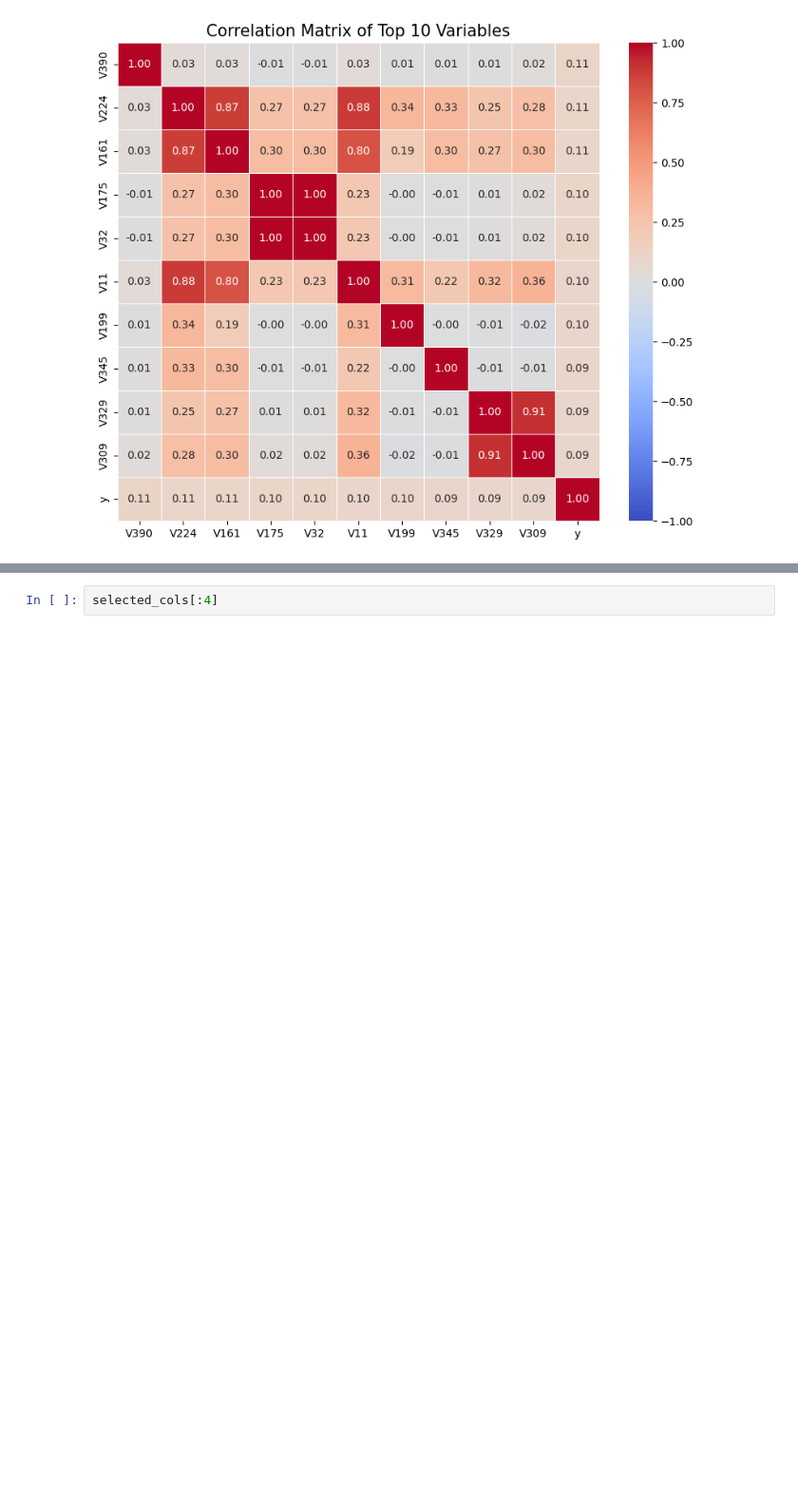
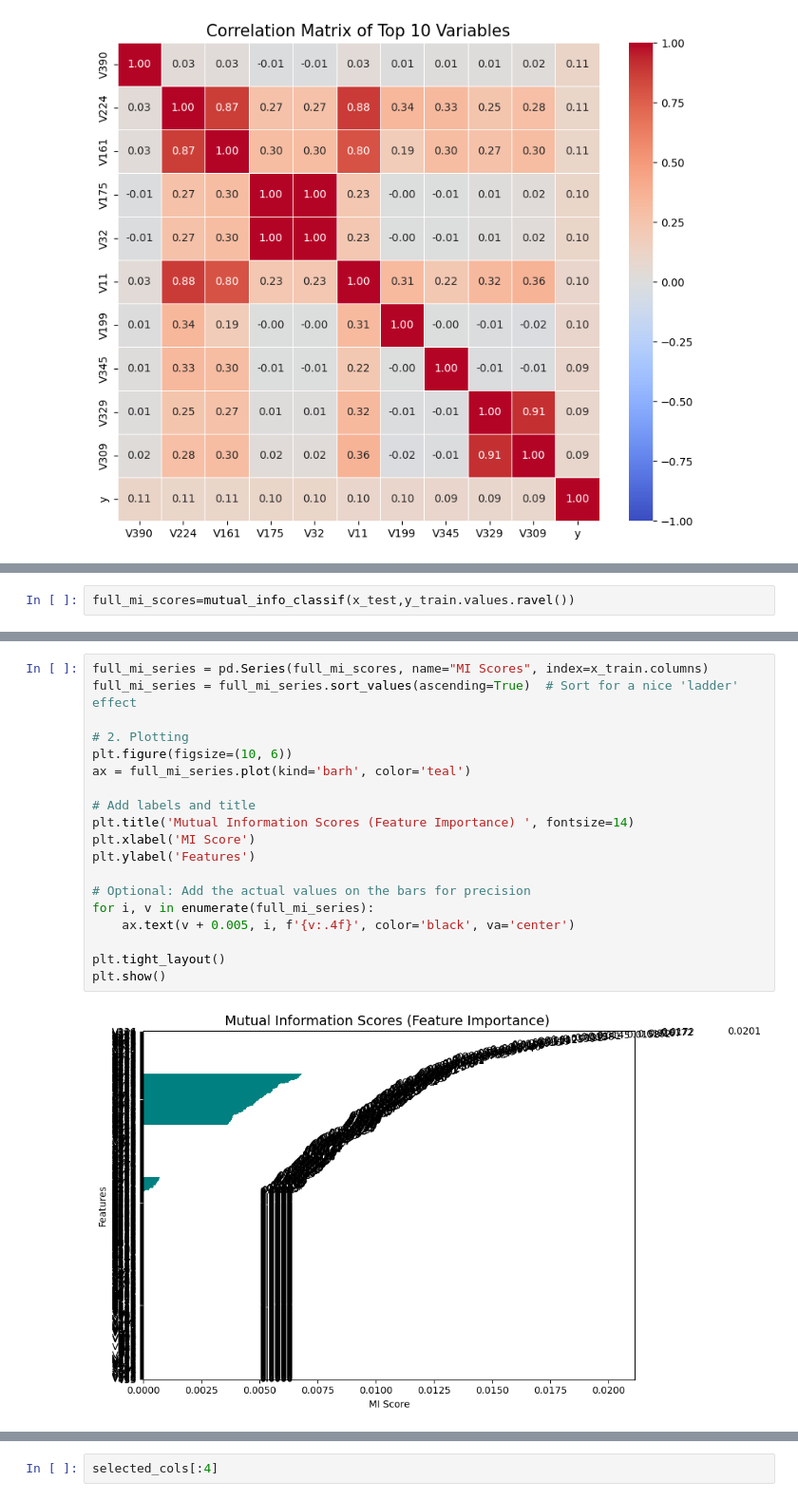
Before and after one commit to M-SZEWCZAK/-Cost-Sensitive-Predictive-Modeling, a Jupyter notebook: eda/aml_project2_eda.ipynb, the cells around one changed output, grey strips where cells are left out. Shown at 95% size. Drawn from its saved outputs; the diff is of its cells as text; blank space fills up the shorter version.

```diff
--- a/eda/aml_project2_eda.ipynb
+++ b/eda/aml_project2_eda.ipynb
@@ -222,2 +222,4 @@ X_test_top_ten=x_test.loc[:,top10_cols]
 mi_scores = mutual_info_classif(X_test_top_ten, y_train.values.ravel())
+# %%
+full_mi_scores=mutual_info_classif(x_test,y_train.values.ravel())
 # %%
@@ -243,0 +246,21 @@ plt.show()
+# %%
+full_mi_series = pd.Series(full_mi_scores, name="MI Scores", index=x_train.columns)
+full_mi_series = full_mi_series.sort_values(ascending=True)  # Sort for a nice 'ladder' effect
+
+# 2. Plotting
+plt.figure(figsize=(10, 6))
+ax = full_mi_series.plot(kind='barh', color='teal')
+
+# Add labels and title
+plt.title('Mutual Information Scores (Feature Importance) ', fontsize=14)
+plt.xlabel('MI Score')
+plt.ylabel('Features')
+
+# Optional: Add the actual values on the bars for precision
+for i, v in enumerate(full_mi_series):
+    ax.text(v + 0.005, i, f'{v:.4f}', color='black', va='center')
+
+plt.tight_layout()
+plt.show()
+# %% [output]
+[figure, added]
```
Also changed, not shown: parts of 25 cells of this notebook, 2 other files.
